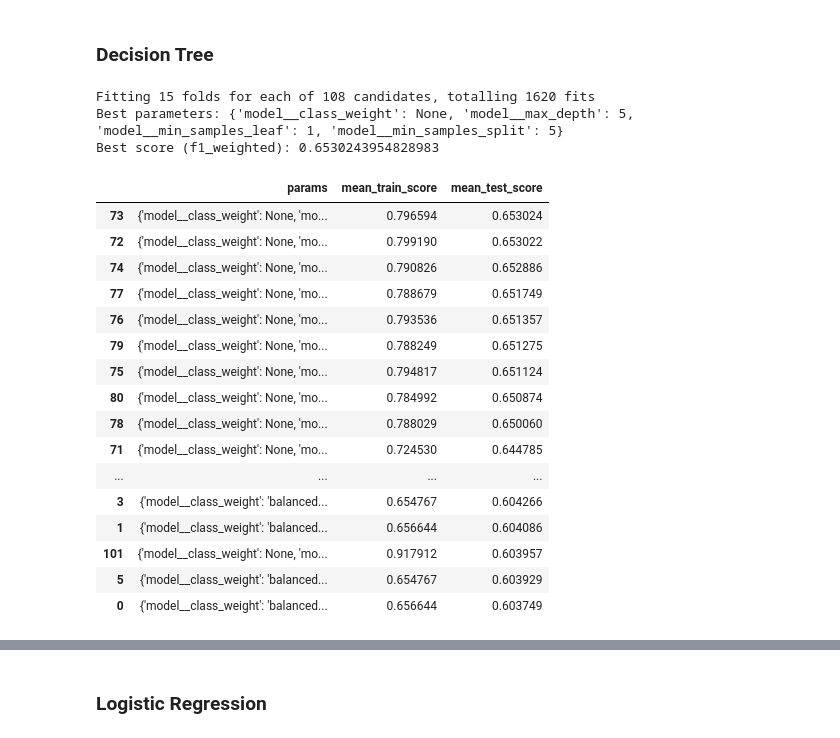
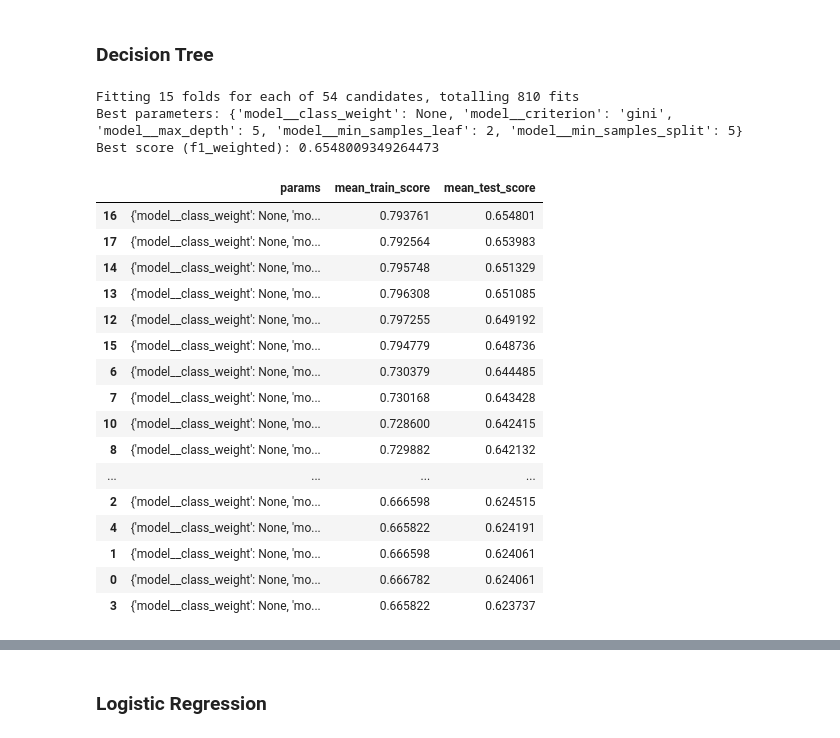
Before and after one commit to Karina-00/Master_project, a Jupyter notebook: pco_models.ipynb, the cells around one changed output, grey strips where cells are left out. Drawn from its saved outputs; the diff is of its cells as text; code cells hidden in the pictures.

```diff
--- a/pco_models.ipynb
+++ b/pco_models.ipynb
@@ -210,36 +208,35 @@ preprocessor = ColumnTransformer(
 ### Decision Tree
 # %%
 model_tree = DecisionTreeClassifier()
-#  TODO: run again
 param_grid_tree = {
-    'model__criterion': ['gini', 'entropy', 'log_loss'],
+    'model__criterion': ['gini'],
     'model__max_depth': [3, 4, 5],
     'model__min_samples_split': [4, 5, 6],
     'model__min_samples_leaf': [1, 2],
     'model__class_weight': [None],
 }
 
 tree_h_scores = hyperparameter_tuning_general(X_train, y_train, PCO, model_tree, continuous_preprocessor_tree, categorical_preprocessor, param_grid_tree, scoring_metric='f1_weighted')
 tree_h_scores.sort_values(by='mean_test_score', ascending=False)
 # %% [output]
-Fitting 15 folds for each of 108 candidates, totalling 1620 fits
-Best parameters: {'model__class_weight': None, 'model__max_depth': 5, 'model__min_samples_leaf': 1, 'model__min_samples_split': 5}
-Best score (f1_weighted): 0.6530243954828983
+Fitting 15 folds for each of 54 candidates, totalling 810 fits
+Best parameters: {'model__class_weight': None, 'model__criterion': 'gini', 'model__max_depth': 5, 'model__min_samples_leaf': 2, 'model__min_samples_split': 5}
+Best score (f1_weighted): 0.6548009349264473
 |  | params | mean_train_score | mean_test_score |
-| 73 | {'model__class_weight': None, 'mo... | 0.796594 | 0.653024 |
-| 72 | {'model__class_weight': None, 'mo... | 0.799190 | 0.653022 |
-| 74 | {'model__class_weight': None, 'mo... | 0.790826 | 0.652886 |
-| 77 | {'model__class_weight': None, 'mo... | 0.788679 | 0.651749 |
-| 76 | {'model__class_weight': None, 'mo... | 0.793536 | 0.651357 |
-| 79 | {'model__class_weight': None, 'mo... | 0.788249 | 0.651275 |
-| 75 | {'model__class_weight': None, 'mo... | 0.794817 | 0.651124 |
-| 80 | {'model__class_weight': None, 'mo... | 0.784992 | 0.650874 |
-| 78 | {'model__class_weight': None, 'mo... | 0.788029 | 0.650060 |
-| 71 | {'model__class_weight': None, 'mo... | 0.724530 | 0.644785 |
+| 16 | {'model__class_weight': None, 'mo... | 0.793761 | 0.654801 |
+| 17 | {'model__class_weight': None, 'mo... | 0.792564 | 0.653983 |
+| 14 | {'model__class_weight': None, 'mo... | 0.795748 | 0.651329 |
+| 13 | {'model__class_weight': None, 'mo... | 0.796308 | 0.651085 |
+| 12 | {'model__class_weight': None, 'mo... | 0.797255 | 0.649192 |
+| 15 | {'model__class_weight': None, 'mo... | 0.794779 | 0.648736 |
+| 6 | {'model__class_weight': None, 'mo... | 0.730379 | 0.644485 |
+| 7 | {'model__class_weight': None, 'mo... | 0.730168 | 0.643428 |
+| 10 | {'model__class_weight': None, 'mo... | 0.728600 | 0.642415 |
+| 8 | {'model__class_weight': None, 'mo... | 0.729882 | 0.642132 |
 | ... | ... | ... | ... |
-| 3 | {'model__class_weight': 'balanced... | 0.654767 | 0.604266 |
-| 1 | {'model__class_weight': 'balanced... | 0.656644 | 0.604086 |
-| 101 | {'model__class_weight': None, 'mo... | 0.917912 | 0.603957 |
-| 5 | {'model__class_weight': 'balanced... | 0.654767 | 0.603929 |
-| 0 | {'model__class_weight': 'balanced... | 0.656644 | 0.603749 |
+| 2 | {'model__class_weight': None, 'mo... | 0.666598 | 0.624515 |
+| 4 | {'model__class_weight': None, 'mo... | 0.665822 | 0.624191 |
+| 1 | {'model__class_weight': None, 'mo... | 0.666598 | 0.624061 |
+| 0 | {'model__class_weight': None, 'mo... | 0.666782 | 0.624061 |
+| 3 | {'model__class_weight': None, 'mo... | 0.665822 | 0.623737 |
 # %%
```
Also changed, not shown: parts of 10 cells of this notebook, 4 other files.
